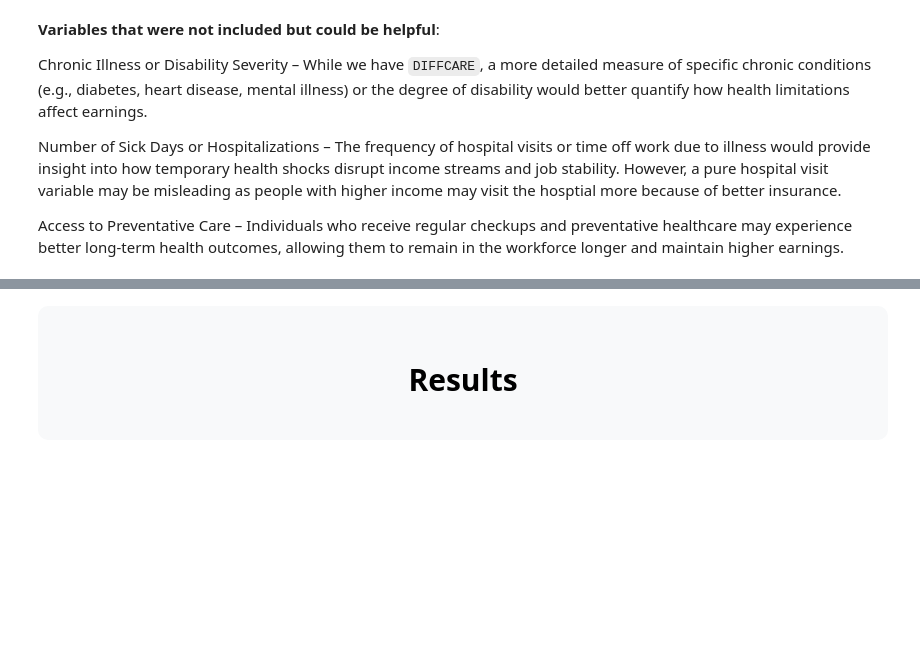
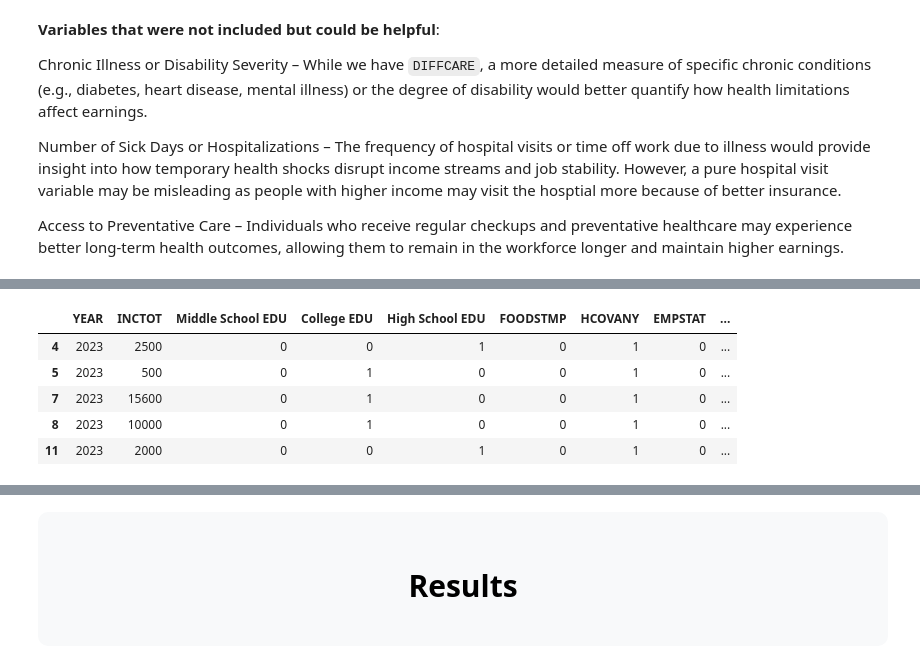
Before and after one commit to gilstero/ECON320LAB, a Jupyter notebook: Jasmine-proposal.ipynb, the cells around one changed output, grey strips where cells are left out. Saved outputs shown, nothing was run; the diff lists cells and outputs as text; code cells hidden in the pictures; blank space fills up the shorter version.

```diff
--- a/Jasmine-proposal.ipynb
+++ b/Jasmine-proposal.ipynb
@@ -339,0 +347,20 @@ Access to Preventative Care – Individuals who receive regular checkups and pre
+# %%
+# EDUC is a confusing categorical variable, so I will split it into 3 categories
+# Up to middle school, up to highschool, and up to college
+def categorize_education(educ_level):
+    if educ_level in [0, 1, 2]:
+        return ' Middle School EDU'
+    elif educ_level in [3, 4, 5, 6]:
+        return 'High School EDU'
+    elif educ_level in [7, 8, 9, 10, 11]:
+        return 'College EDU'
+    else:
+        return 'Missing'
+
+df['EDUC_Categorized'] = df['EDUC'].apply(categorize_education)
+# preform dummy encoding to the new variables
+df_dummies = pd.get_dummies(df['EDUC_Categorized'])
+df = df.drop(['EDUC', 'EDUC_Categorized'], axis=1)
+
+df = pd.concat([df, df_dummies], axis=1)
+print(df.head())
@@ -339,0 +381,43 @@ Access to Preventative Care – Individuals who receive regular checkups and pre
+# %%
+# Now I need to convert the rest of the categorical variables into dummy variables
+"""
+Below is an implementation of getting dummies for the rest of the 5 variables that are left in the table
+"""
+
+# FOODSTMP
+df_dummies = pd.get_dummies(df['FOODSTMP'], prefix='FOODSTMP', drop_first=True)
+df = pd.concat([df, df_dummies], axis=1)
+
+# HCOVANY
+df_dummies = pd.get_dummies(df['HCOVANY'], prefix='HCOVANY', drop_first=True)
+df = pd.concat([df, df_dummies], axis=1)
+
+# EMPSTAT
+df['EMPSTAT_Employed'] = (df['EMPSTAT'] == 1).astype(int)
+
+# ABSENT
+df_dummies = pd.get_dummies(df['ABSENT'], prefix='ABSENT', drop_first=True)
+df = pd.concat([df, df_dummies], axis=1)
+
+# DIFFCARE
+df_dummies = pd.get_dummies(df['DIFFCARE'], prefix='DIFFCARE', drop_first=True)
+df = pd.concat([df, df_dummies], axis=1)
+
+df.drop(['FOODSTMP', 'HCOVANY', 'EMPSTAT', 'ABSENT', 'DIFFCARE'], axis=1, inplace=True)
+
+df.rename(columns={
+    'FOODSTMP_2': 'FOODSTMP',
+    'HCOVANY_2': 'HCOVANY',
+    'EMPSTAT_Employed': 'EMPSTAT',
+    'ABSENT_3': 'ABSENT',
+    'DIFFCARE_2': 'DIFFCARE'
+}, inplace=True)
+
+df.head()
+# %% [output]
+|  | YEAR | INCTOT | Middle School EDU | College EDU | High School EDU | FOODSTMP | HCOVANY | EMPSTAT | ... |
+| 4 | 2023 | 2500 | 0 | 0 | 1 | 0 | 1 | 0 | ... |
+| 5 | 2023 | 500 | 0 | 1 | 0 | 0 | 1 | 0 | ... |
+| 7 | 2023 | 15600 | 0 | 1 | 0 | 0 | 1 | 0 | ... |
+| 8 | 2023 | 10000 | 0 | 1 | 0 | 0 | 1 | 0 | ... |
+| 11 | 2023 | 2000 | 0 | 0 | 1 | 0 | 1 | 0 | ... |
```
Also changed, not shown: parts of 9 cells of this notebook.
